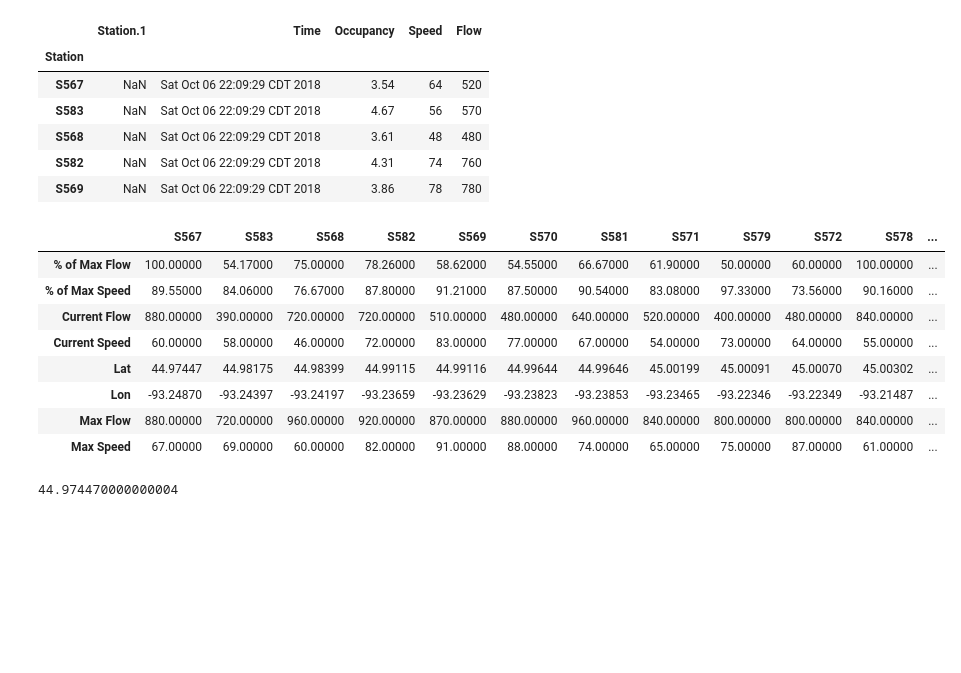
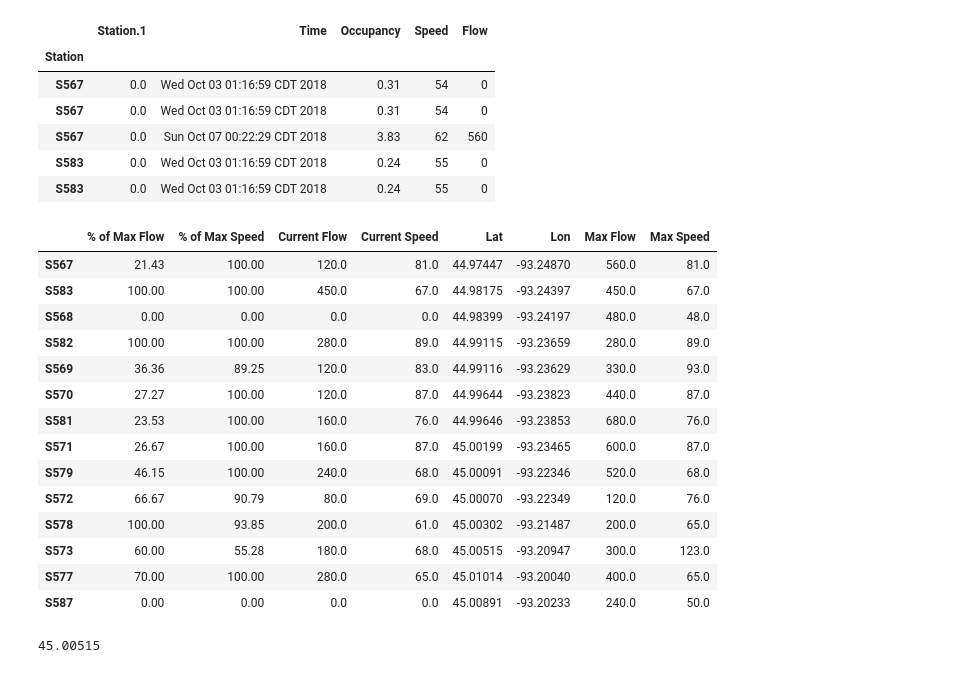
Before and after one commit to Dkreitzer/Team_streprogen_Project1, a Jupyter notebook: Visualization.ipynb, the cells around one changed output. Saved outputs shown, nothing was run; the diff lists cells and outputs as text; code cells hidden in the pictures; blank space fills up the shorter version.

```diff
--- a/Visualization.ipynb
+++ b/Visualization.ipynb
@@ -19,16 +20,17 @@ station_df = pandas.read_csv('data/station_config.csv')
 route_df= pandas.read_csv('data/route_summary.csv')
 station_df = station_df.set_index("Station")
 route_df = route_df.set_index("Station")
-route_df= route_df.replace("UNKNOWN",1)
+route_df= route_df.replace("UNKNOWN",0)
+route_df= route_df.fillna(0)
 route_df.head()
 # %% [output]
 |  | Station.1 | Time | Occupancy | Speed | Flow |
 | Station |  |  |  |  |  |
-| S567 | NaN | Sat Oct 06 22:09:29 CDT 2018 | 3.54 | 64 | 520 |
-| S583 | NaN | Sat Oct 06 22:09:29 CDT 2018 | 4.67 | 56 | 570 |
-| S568 | NaN | Sat Oct 06 22:09:29 CDT 2018 | 3.61 | 48 | 480 |
-| S582 | NaN | Sat Oct 06 22:09:29 CDT 2018 | 4.31 | 74 | 760 |
-| S569 | NaN | Sat Oct 06 22:09:29 CDT 2018 | 3.86 | 78 | 780 |
+| S567 | 0.0 | Wed Oct 03 01:16:59 CDT 2018 | 0.31 | 54 | 0 |
+| S567 | 0.0 | Wed Oct 03 01:16:59 CDT 2018 | 0.31 | 54 | 0 |
+| S567 | 0.0 | Sun Oct 07 00:22:29 CDT 2018 | 3.83 | 62 | 560 |
+| S583 | 0.0 | Wed Oct 03 01:16:59 CDT 2018 | 0.24 | 55 | 0 |
+| S583 | 0.0 | Wed Oct 03 01:16:59 CDT 2018 | 0.24 | 55 | 0 |
 # %%
 
 Results = {}
@@ -40,10 +42,10 @@ for station in route:
         Flow =  int(route_df.loc[station,'Flow'].tail(1)[0])
         Speed = int(route_df.loc[station,'Speed'].tail(1)[0])
 
-        Max_Flow = route_df.loc[station,'Flow'].dropna()
-        Max_Flow = int(max(Max_Flow.values))
-        Max_Speed = route_df.loc[station,'Speed'].dropna()
-        Max_Speed = int(max(Max_Speed.values))
+        Max_Flow = route_df.loc[station,'Flow'].astype(dtype="int")
+        Max_Flow = max(Max_Flow.values)
+        Max_Speed = route_df.loc[station,'Speed'].astype(dtype="int")
+        Max_Speed = max(Max_Speed.values)
 
         lat, lon = station_df.loc[station, ['Lat', 'Lng']]
         locations.append((lat, lon))
@@ -58,20 +60,26 @@ for station in route:
             "Lat":lat,
             "Lon":lon}
 # %%
-Results = pd.DataFrame(Results)
+Results = pandas.DataFrame(Results).T
 Results.head()
 Results
 # %% [output]
-|  | S567 | S583 | S568 | S582 | S569 | S570 | S581 | S571 | S579 | S572 | S578 | ... |
-| % of Max Flow | 100.00000 | 54.17000 | 75.00000 | 78.26000 | 58.62000 | 54.55000 | 66.67000 | 61.90000 | 50.00000 | 60.00000 | 100.00000 | ... |
-| % of Max Speed | 89.55000 | 84.06000 | 76.67000 | 87.80000 | 91.21000 | 87.50000 | 90.54000 | 83.08000 | 97.33000 | 73.56000 | 90.16000 | ... |
-| Current Flow | 880.00000 | 390.00000 | 720.00000 | 720.00000 | 510.00000 | 480.00000 | 640.00000 | 520.00000 | 400.00000 | 480.00000 | 840.00000 | ... |
-| Current Speed | 60.00000 | 58.00000 | 46.00000 | 72.00000 | 83.00000 | 77.00000 | 67.00000 | 54.00000 | 73.00000 | 64.00000 | 55.00000 | ... |
-| Lat | 44.97447 | 44.98175 | 44.98399 | 44.99115 | 44.99116 | 44.99644 | 44.99646 | 45.00199 | 45.00091 | 45.00070 | 45.00302 | ... |
-| Lon | -93.24870 | -93.24397 | -93.24197 | -93.23659 | -93.23629 | -93.23823 | -93.23853 | -93.23465 | -93.22346 | -93.22349 | -93.21487 | ... |
-| Max Flow | 880.00000 | 720.00000 | 960.00000 | 920.00000 | 870.00000 | 880.00000 | 960.00000 | 840.00000 | 800.00000 | 800.00000 | 840.00000 | ... |
-| Max Speed | 67.00000 | 69.00000 | 60.00000 | 82.00000 | 91.00000 | 88.00000 | 74.00000 | 65.00000 | 75.00000 | 87.00000 | 61.00000 | ... |
+|  | % of Max Flow | % of Max Speed | Current Flow | Current Speed | Lat | Lon | Max Flow | Max Speed |
+| S567 | 21.43 | 100.00 | 120.0 | 81.0 | 44.97447 | -93.24870 | 560.0 | 81.0 |
+| S583 | 100.00 | 100.00 | 450.0 | 67.0 | 44.98175 | -93.24397 | 450.0 | 67.0 |
+| S568 | 0.00 | 0.00 | 0.0 | 0.0 | 44.98399 | -93.24197 | 480.0 | 48.0 |
+| S582 | 100.00 | 100.00 | 280.0 | 89.0 | 44.99115 | -93.23659 | 280.0 | 89.0 |
+| S569 | 36.36 | 89.25 | 120.0 | 83.0 | 44.99116 | -93.23629 | 330.0 | 93.0 |
+| S570 | 27.27 | 100.00 | 120.0 | 87.0 | 44.99644 | -93.23823 | 440.0 | 87.0 |
+| S581 | 23.53 | 100.00 | 160.0 | 76.0 | 44.99646 | -93.23853 | 680.0 | 76.0 |
+| S571 | 26.67 | 100.00 | 160.0 | 87.0 | 45.00199 | -93.23465 | 600.0 | 87.0 |
+| S579 | 46.15 | 100.00 | 240.0 | 68.0 | 45.00091 | -93.22346 | 520.0 | 68.0 |
+| S572 | 66.67 | 90.79 | 80.0 | 69.0 | 45.00070 | -93.22349 | 120.0 | 76.0 |
+| S578 | 100.00 | 93.85 | 200.0 | 61.0 | 45.00302 | -93.21487 | 200.0 | 65.0 |
+| S573 | 60.00 | 55.28 | 180.0 | 68.0 | 45.00515 | -93.20947 | 300.0 | 123.0 |
+| S577 | 70.00 | 100.00 | 280.0 | 65.0 | 45.01014 | -93.20040 | 400.0 | 65.0 |
+| S587 | 0.00 | 0.00 | 0.0 | 0.0 | 45.00891 | -93.20233 | 240.0 | 50.0 |
 # %%
-Results["S567"]['Lat']
+Results['Lat']['S573']
 # %% [output]
-44.974470000000004
+45.00515
```
Also changed, not shown: parts of 7 cells of this notebook.
